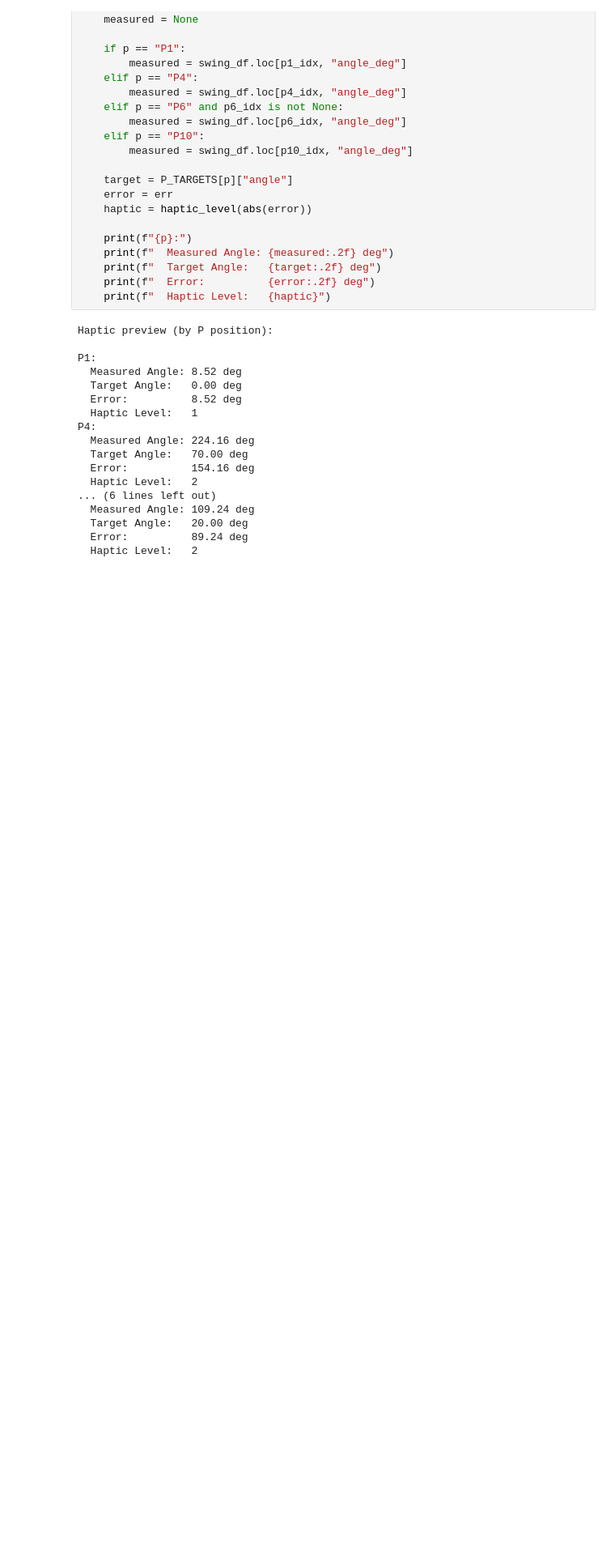
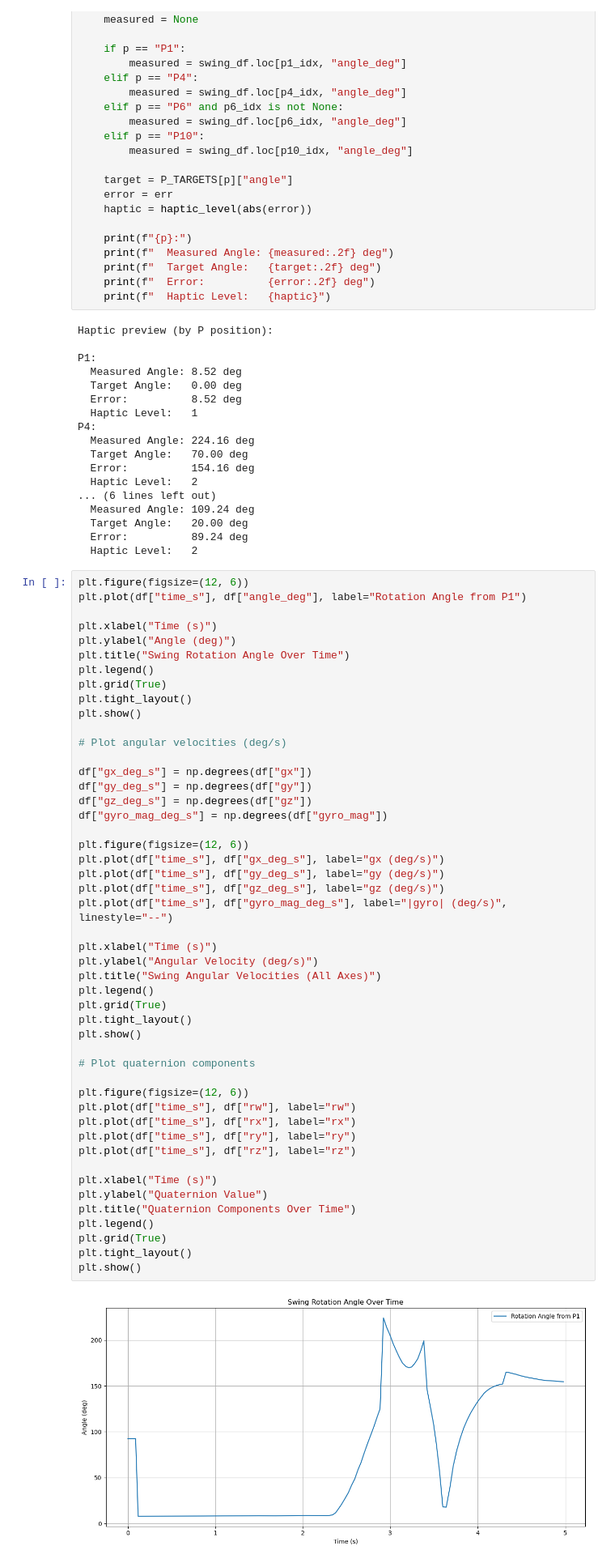
Before and after one commit to spearsbr/396-398_CSV_Visual_Swing, a Jupyter notebook: Graph_Swing_Trial.ipynb, the cells around one changed output. Shown at 81% size. Saved outputs shown, nothing was run; the diff lists cells and outputs as text; blank space fills up the shorter version.

```diff
--- a/Graph_Swing_Trial.ipynb
+++ b/Graph_Swing_Trial.ipynb
@@ -470,3 +470,53 @@ P4:
   Target Angle:   20.00 deg
   Error:          89.24 deg
   Haptic Level:   2
+# %%
+plt.figure(figsize=(12, 6))
+plt.plot(df["time_s"], df["angle_deg"], label="Rotation Angle from P1")
+
+plt.xlabel("Time (s)")
+plt.ylabel("Angle (deg)")
+plt.title("Swing Rotation Angle Over Time")
+plt.legend()
+plt.grid(True)
+plt.tight_layout()
+plt.show()
+
+# Plot angular velocities (deg/s)
+
+df["gx_deg_s"] = np.degrees(df["gx"])
+df["gy_deg_s"] = np.degrees(df["gy"])
+df["gz_deg_s"] = np.degrees(df["gz"])
+df["gyro_mag_deg_s"] = np.degrees(df["gyro_mag"])
+
+plt.figure(figsize=(12, 6))
+plt.plot(df["time_s"], df["gx_deg_s"], label="gx (deg/s)")
+plt.plot(df["time_s"], df["gy_deg_s"], label="gy (deg/s)")
+plt.plot(df["time_s"], df["gz_deg_s"], label="gz (deg/s)")
+plt.plot(df["time_s"], df["gyro_mag_deg_s"], label="|gyro| (deg/s)", linestyle="--")
+
+plt.xlabel("Time (s)")
+plt.ylabel("Angular Velocity (deg/s)")
+plt.title("Swing Angular Velocities (All Axes)")
+plt.legend()
+plt.grid(True)
+plt.tight_layout()
+plt.show()
+
+# Plot quaternion components
+
+plt.figure(figsize=(12, 6))
+plt.plot(df["time_s"], df["rw"], label="rw")
+plt.plot(df["time_s"], df["rx"], label="rx")
+plt.plot(df["time_s"], df["ry"], label="ry")
+plt.plot(df["time_s"], df["rz"], label="rz")
+
+plt.xlabel("Time (s)")
+plt.ylabel("Quaternion Value")
+plt.title("Quaternion Components Over Time")
+plt.legend()
+plt.grid(True)
+plt.tight_layout()
+plt.show()
+# %% [output]
+[figure, added]
```
Also changed, not shown: parts of 1 cell of this notebook.
